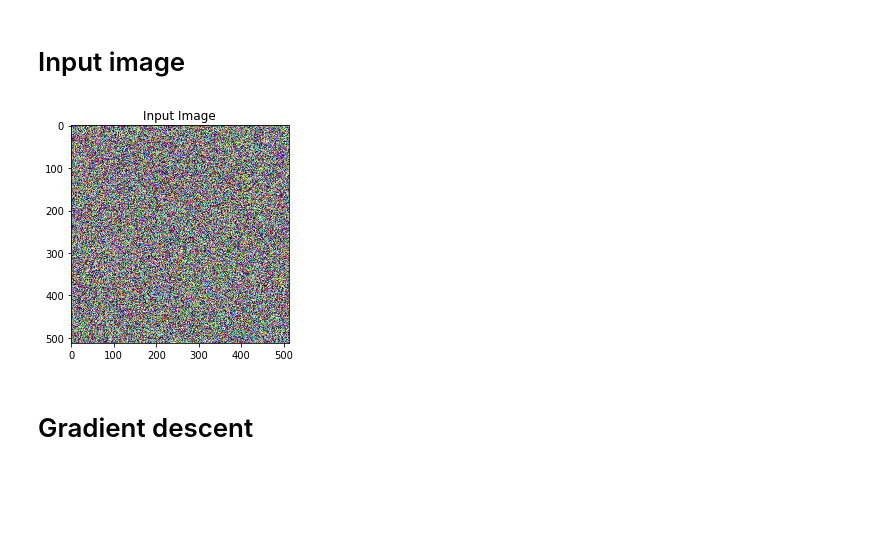
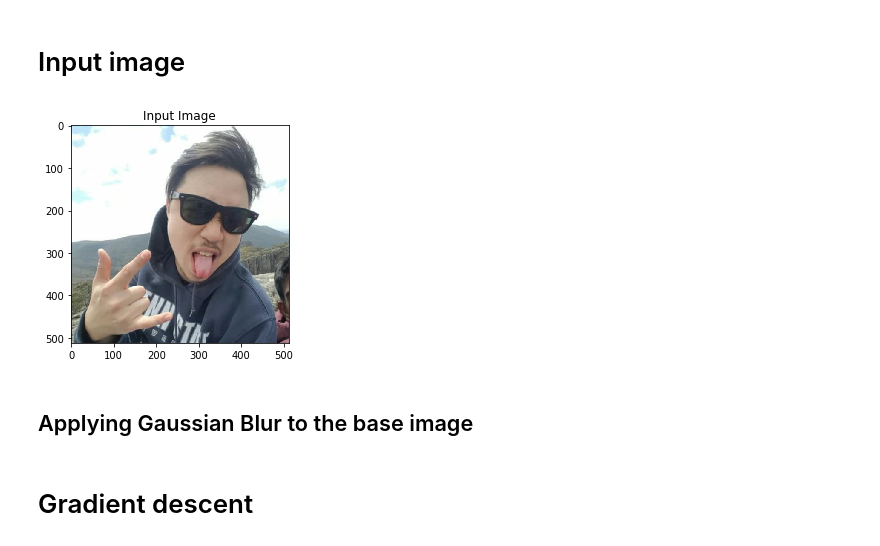
Before and after one commit to jamsawamsa/Neural-Style-Transfer, a Jupyter notebook: Neural Style Transfer.ipynb, the cells around one changed output. Drawn from its saved outputs; the diff is of its cells as text; code cells hidden in the pictures; blank space fills up the shorter version.

```diff
--- a/Neural Style Transfer.ipynb
+++ b/Neural Style Transfer.ipynb
@@ -63,7 +63,7 @@ def image_loader(image_name):
 
 
 style_img = image_loader(ipt_path + "picasso.jpg").type(dtype)
-content_img = image_loader(ipt_path + "dancing.jpg").type(dtype)
+content_img = image_loader(ipt_path + "jamsawamsa_grampians.jpg").type(dtype)
 
 assert style_img.size() == content_img.size(), \
     "we need to import style and content images of the same size"
@@ -254,10 +250,13 @@ def get_style_model_and_losses(cnn, style_img, content_img,
 # %%
 input_img = content_img.clone()
 # if you want to use a white noise instead uncomment the below line:
-input_img = Variable(torch.randn(content_img.data.size())).type(dtype)
+# input_img = Variable(torch.randn(content_img.data.size())).type(dtype)
+gaussian_blur = False
 
 # add the original input image to the figure:
 plt.figure()
 imshow(input_img.data, title='Input Image')
 # %% [output]
-[figure, old version]
+[figure, new version]
+# %% [markdown]
+## Applying Gaussian Blur to the base image
```
Also changed, not shown: parts of 7 cells of this notebook, 2 other files.
